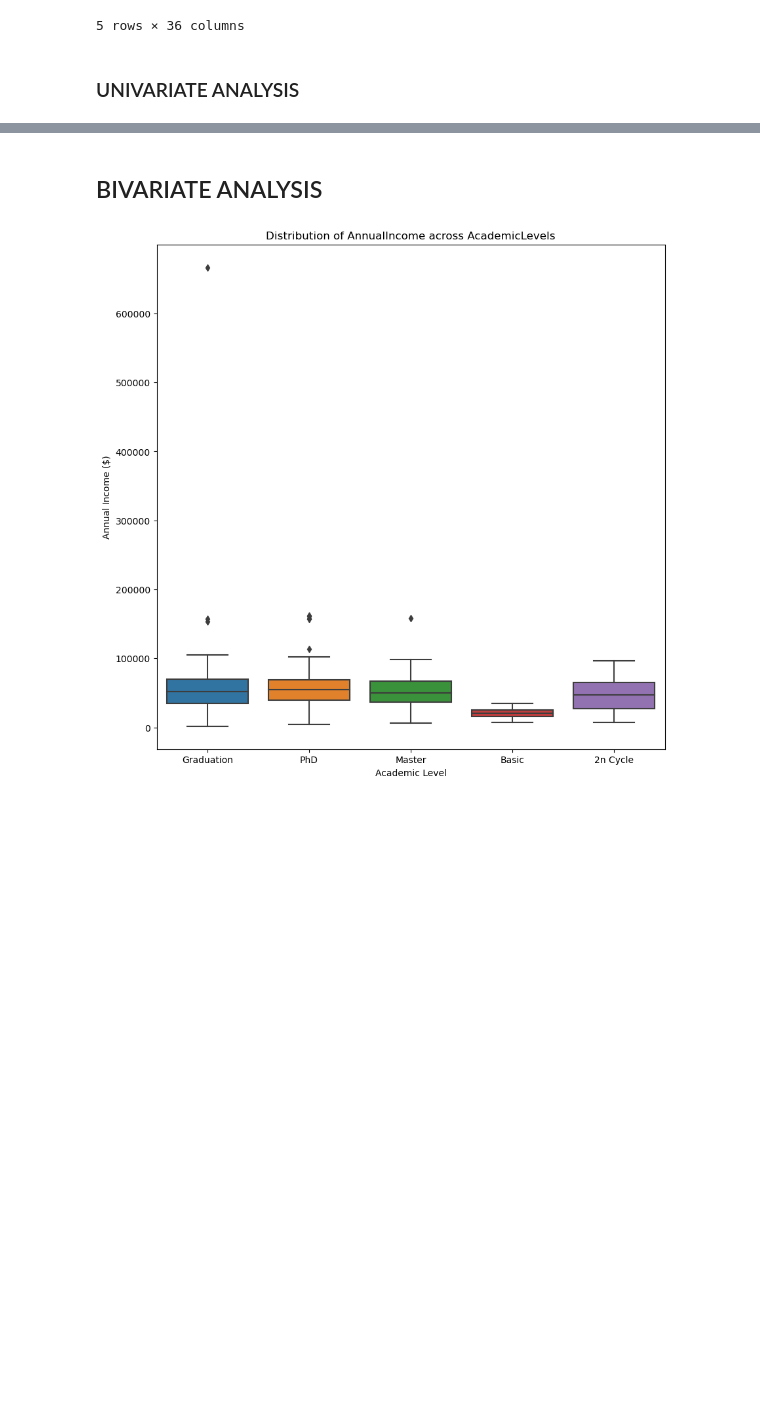
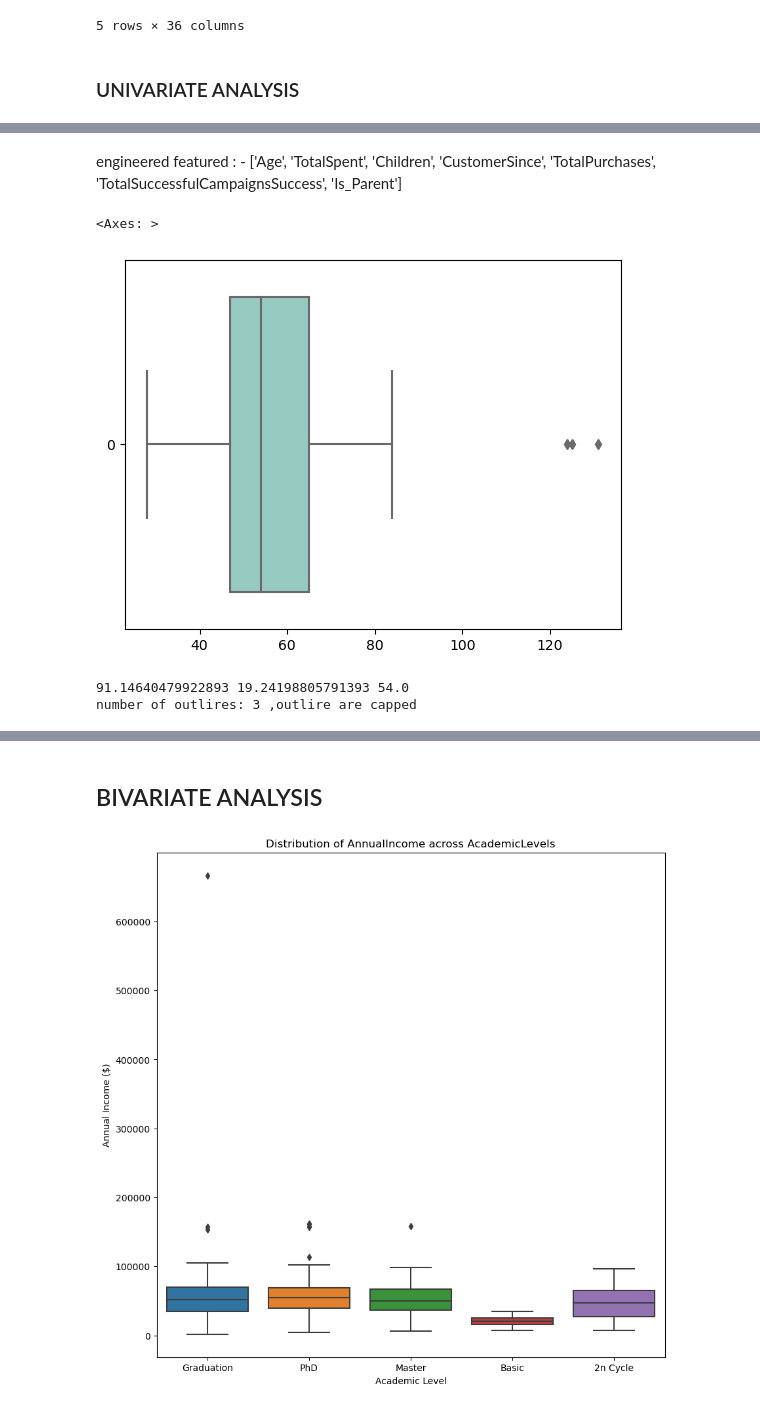
Before and after one commit to OPCODE-Open-Spring-Fest/hidden-consumer-patterns, a Jupyter notebook: notebook.ipynb, the cells around one changed output, grey strips where cells are left out. Saved outputs shown, nothing was run; the diff lists cells and outputs as text; code cells hidden in the pictures; blank space fills up the shorter version.

Commit message:
feat: outlire detecion

```diff
--- a/notebook.ipynb
+++ b/notebook.ipynb
@@ -334,0 +351,21 @@ data.head()
+# %% [markdown]
+engineered featured  : - ['Age', 'TotalSpent', 'Children',
+       'CustomerSince', 'TotalPurchases', 'TotalSuccessfulCampaignsSuccess',
+       'Is_Parent']
+# %%
+sns.boxplot(data['Age'] , orient ='h' , palette = 'Set3')
+# %% [output]
+<Axes: >
+[figure, added]
+# %%
+upper_limit = data['Age'].mean() + 3*data['Age'].std()
+lower_limit = data['Age'].mean() - 3*data['Age'].std()
+replaced_value  = data['Age'].median()
+x = data[(data['Age']>upper_limit) | (data['Age']<lower_limit)]
+data['Age'] = np.where(data['Age'] > upper_limit,upper_limit,
+                              np.where(data['Age'] < lower_limit,lower_limit , data['Age'] ))
+print(upper_limit ,lower_limit , replaced_value )
+print('number of outlires:',x.shape[0] , ',outlire are capped')
+# %% [output]
+91.14640479922893 19.24198805791393 54.0
+number of outlires: 3 ,outlire are capped
```
Also changed, not shown: parts of 19 cells of this notebook.
